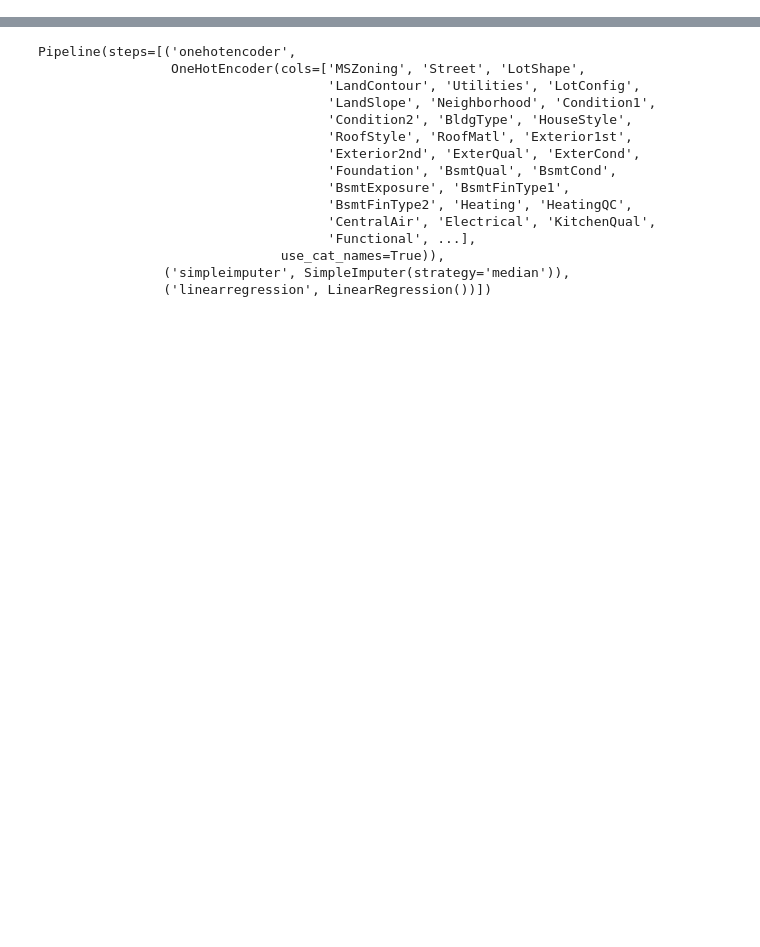
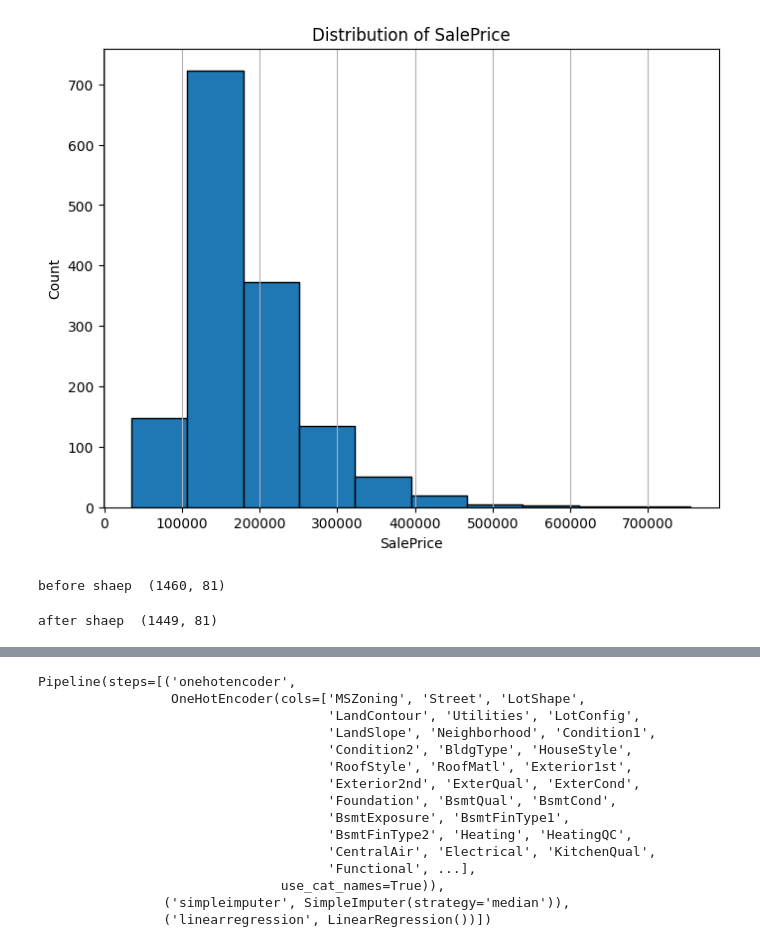
Before and after one commit to smvicky/pixel_test_submissions, a Jupyter notebook: house_prices__advRegTech.ipynb, the cells around one changed output, grey strips where cells are left out. Cells and saved outputs as stored; diff of their text form; code cells hidden in the pictures; blank space fills up the shorter version.

```diff
--- a/house_prices__advRegTech.ipynb
+++ b/house_prices__advRegTech.ipynb
@@ -13,3 +45,25 @@ train_raw.isnull().sum().tail(40)
+# %%
+plt.figure(figsize=(8, 6))  # Adjust figure size as needed
+
+# Option 1: Simple histogram using 'hist' method
+train_raw["SalePrice"].hist(bins=10, edgecolor='black')  # Adjust 'bins' for desired number of bars
+plt.xlabel("SalePrice")
+plt.ylabel('Count')
+plt.title('Distribution of SalePrice')
+plt.grid(axis='y')  # Add grid lines for better readability
+plt.show()
+# %% [output]
+[figure, added]
+# %%
+# now looks like greater than 47000 is outlier so need to remove it from dataset
+print("before shaep ",train_raw.shape)
+# %% [output]
+before shaep  (1460, 81)
+# %%
+train_raw = train_raw[train_raw['SalePrice'] <= 470000]
+print("after shaep ", train_raw.shape)
+# %% [output]
+after shaep  (1449, 81)
 # %%
 # dropping these columns with most Null values
 cols_to_remove = ["LotFrontage", "Alley","MasVnrType","FireplaceQu","PoolQC","Fence","MiscFeature"]
```
Also changed, not shown: parts of 10 cells of this notebook.
